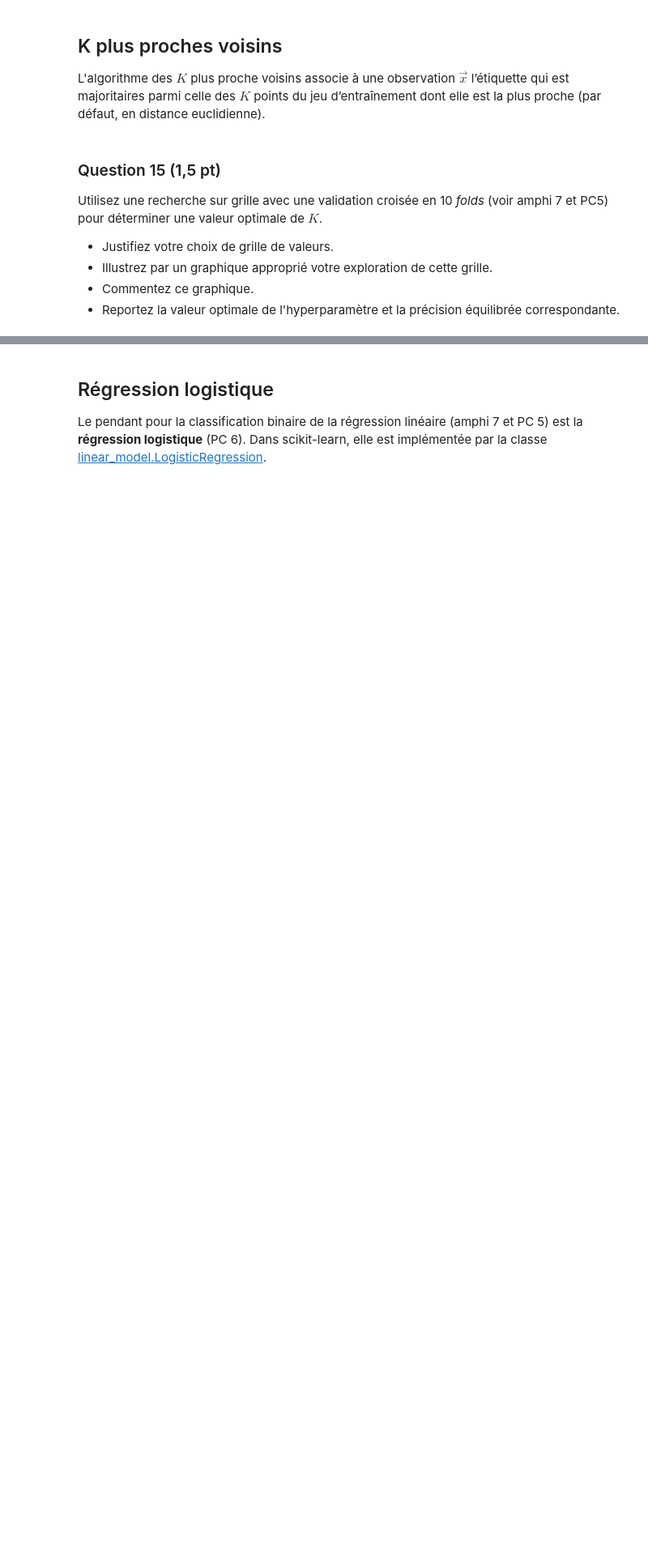
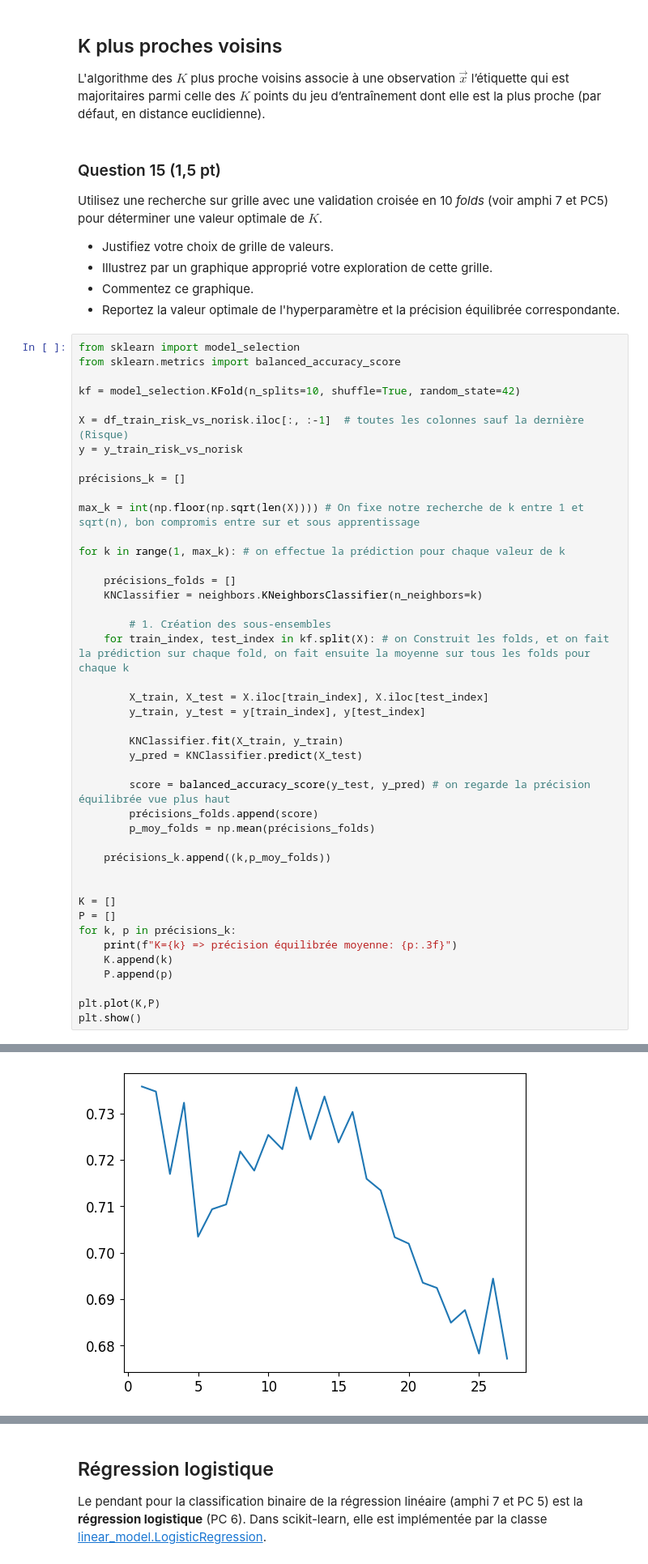
Before and after one commit to Emile-P24/projet_SDD, a Jupyter notebook: SDD_Feliers_Thompson.ipynb, the cells around one changed output, grey strips where cells are left out. Shown at 81% size. Drawn from its saved outputs; the diff is of its cells as text; blank space fills up the shorter version.

```diff
--- a/SDD_Feliers_Thompson.ipynb
+++ b/SDD_Feliers_Thompson.ipynb
@@ -289,3 +289,47 @@ Utilisez une recherche sur grille avec une validation croisée en 10 _folds_ (vo
 * Illustrez par un graphique approprié votre exploration de cette grille.
 * Commentez ce graphique.
 * Reportez la valeur optimale de l'hyperparamètre et la précision équilibrée correspondante.
+# %%
+from sklearn import model_selection
+from sklearn.metrics import balanced_accuracy_score
+
+kf = model_selection.KFold(n_splits=10, shuffle=True, random_state=42)
+
+X = df_train_risk_vs_norisk.iloc[:, :-1]  # toutes les colonnes sauf la dernière (Risque)
+y = y_train_risk_vs_norisk
+
+précisions_k = []
+
+max_k = int(np.floor(np.sqrt(len(X)))) # On fixe notre recherche de k entre 1 et sqrt(n), bon compromis entre sur et sous apprentissage
+
+for k in range(1, max_k): # on effectue la prédiction pour chaque valeur de k
+
+    précisions_folds = []
+    KNClassifier = neighbors.KNeighborsClassifier(n_neighbors=k)
+
+        # 1. Création des sous-ensembles
+    for train_index, test_index in kf.split(X): # on Construit les folds, et on fait la prédiction sur chaque fold, on fait ensuite la moyenne sur tous les folds pour chaque k
+
+        X_train, X_test = X.iloc[train_index], X.iloc[test_index]
+        y_train, y_test = y[train_index], y[test_index]
+
+        KNClassifier.fit(X_train, y_train)
+        y_pred = KNClassifier.predict(X_test)
+
+        score = balanced_accuracy_score(y_test, y_pred) # on regarde la précision équilibrée vue plus haut
+        précisions_folds.append(score)
+        p_moy_folds = np.mean(précisions_folds)
+
+    précisions_k.append((k,p_moy_folds))
+
+
+K = []
+P = []
+for k, p in précisions_k:
+    print(f"K={k} => précision équilibrée moyenne: {p:.3f}")
+    K.append(k)
+    P.append(p)
+
+plt.plot(K,P)
+plt.show()
+# %% [output]
@@ -291,0 +353 @@ Utilisez une recherche sur grille avec une validation croisée en 10 _folds_ (vo
+[figure, added]
```
Also changed, not shown: parts of 2 cells of this notebook.
